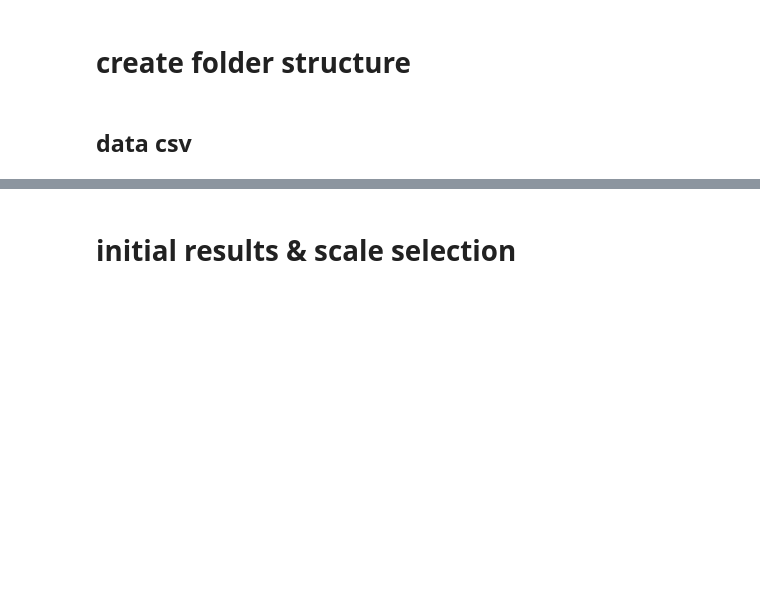
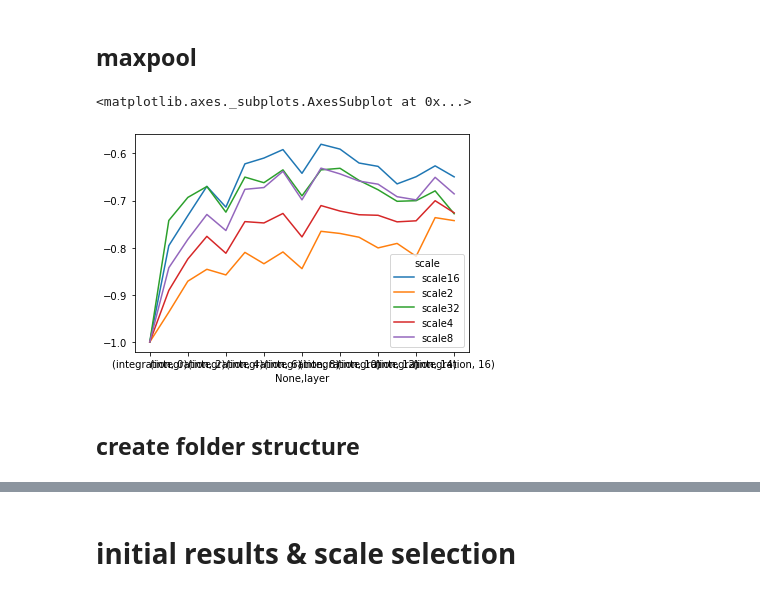
Before and after one commit to toniklenk/analysis-taskonomy, a Jupyter notebook: scripts/ibcorr analysis.ipynb, the cells around one changed output, grey strips where cells are left out. Cells and saved outputs as stored; diff of their text form; code cells hidden in the pictures; blank space fills up the shorter version.

Commit message:
maxpooling and averaging for all data

```diff
--- a/scripts/ibcorr analysis.ipynb
+++ b/scripts/ibcorr analysis.ipynb
@@ -94,0 +148,2 @@ _dataset = "places1"
+# %% [markdown]
+## maxpool
@@ -95,5 +225,10 @@ _dataset = "places1"
+# %%
+load_integration(PATH_INTEGRATION_MAXPOOL).unstack("layer").groupby(["scale"]).mean().T.plot()
+# %% [output]
+<matplotlib.axes._subplots.AxesSubplot at 0x...>
+[figure, added]
 # %% [markdown]
-# create folder structure
+## create folder structure
 # %%
 # imageversions
 for dataset_name in DATASET_NAMES:
@@ -102,6 +237,4 @@ for dataset_name in DATASET_NAMES:
             os.makedirs(
                 os.path.join(PATH_IMAGES, dataset_name, scale_name, version_name)
             )
-# %% [markdown]
-## data csv
 # %%
```
Also changed, not shown: parts of 35 cells of this notebook, 2 other files.
